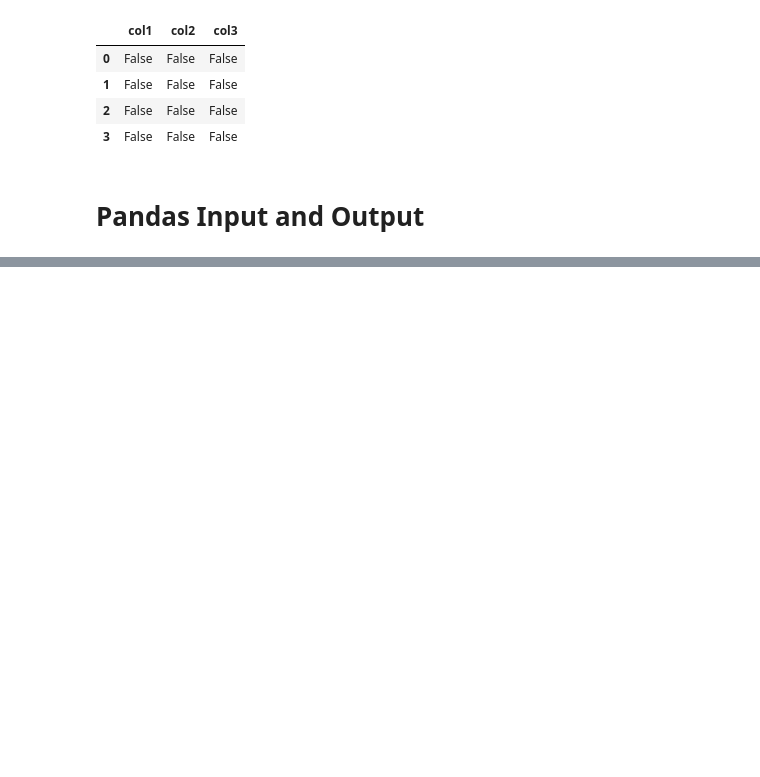
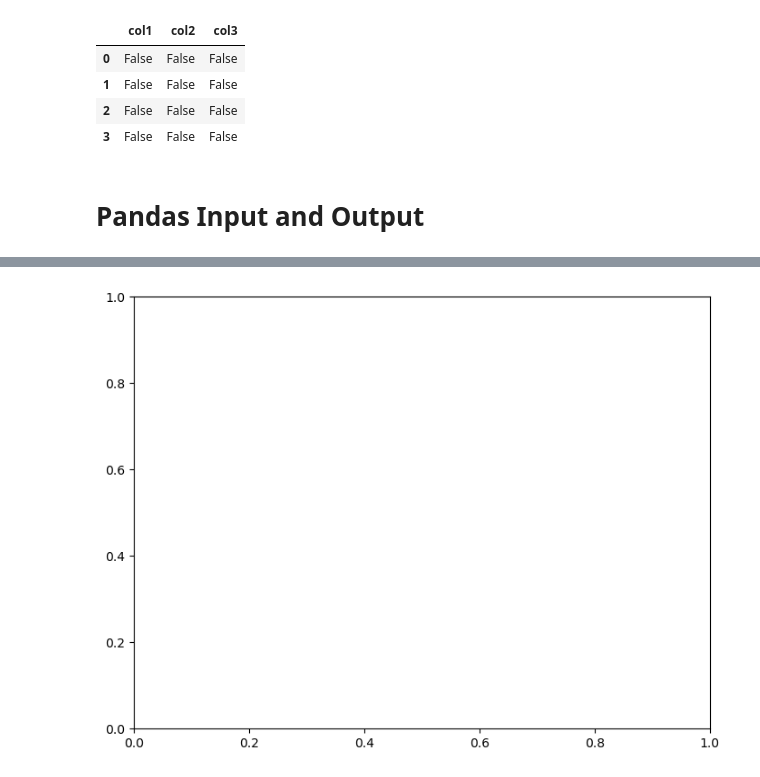
Before and after one commit to shabad023/Revising_Data_Science, a Jupyter notebook: LearnDataSci.ipynb, the cells around one changed output, grey strips where cells are left out. Cells and saved outputs as stored; diff of their text form; code cells hidden in the pictures; blank space fills up the shorter version.

```diff
--- a/LearnDataSci.ipynb
+++ b/LearnDataSci.ipynb
@@ -1227,0 +1312,10 @@ df.isnull()
+# %%
+# object orientated method
+
+fig=plt.figure()
+# this creates a figure object
+
+axes=fig.add_axes([.1,.1,.8,.8])
+                #[left, bottom, width, height]
+# %% [output]
+[figure, added]
```
Also changed, not shown: parts of 49 cells of this notebook, 3 other files.
